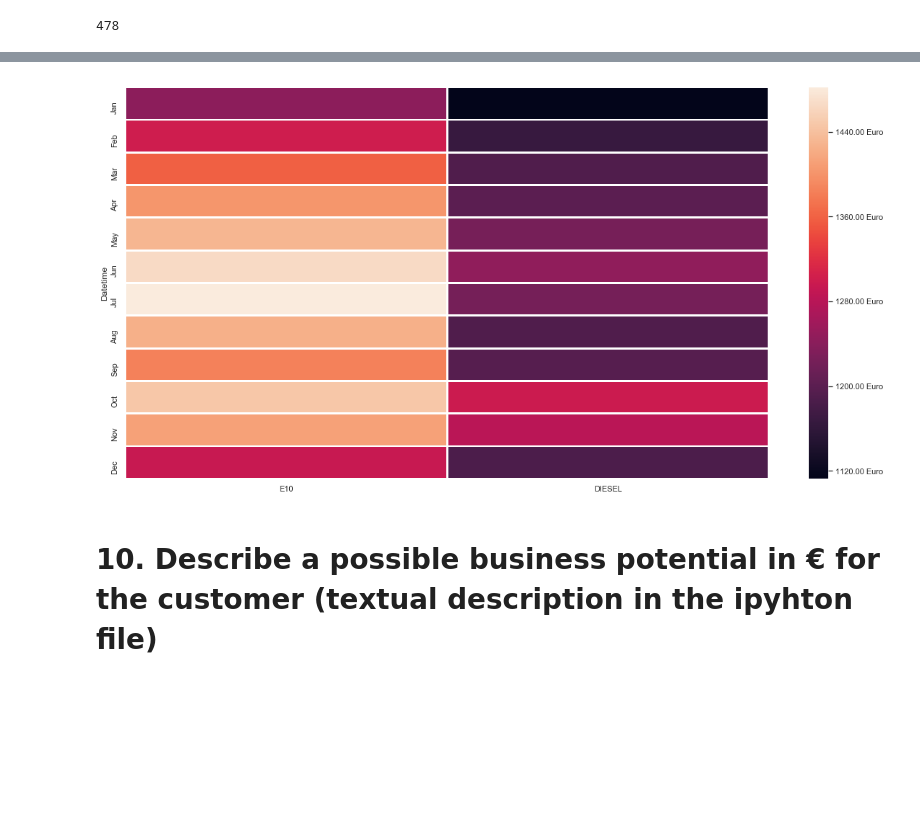
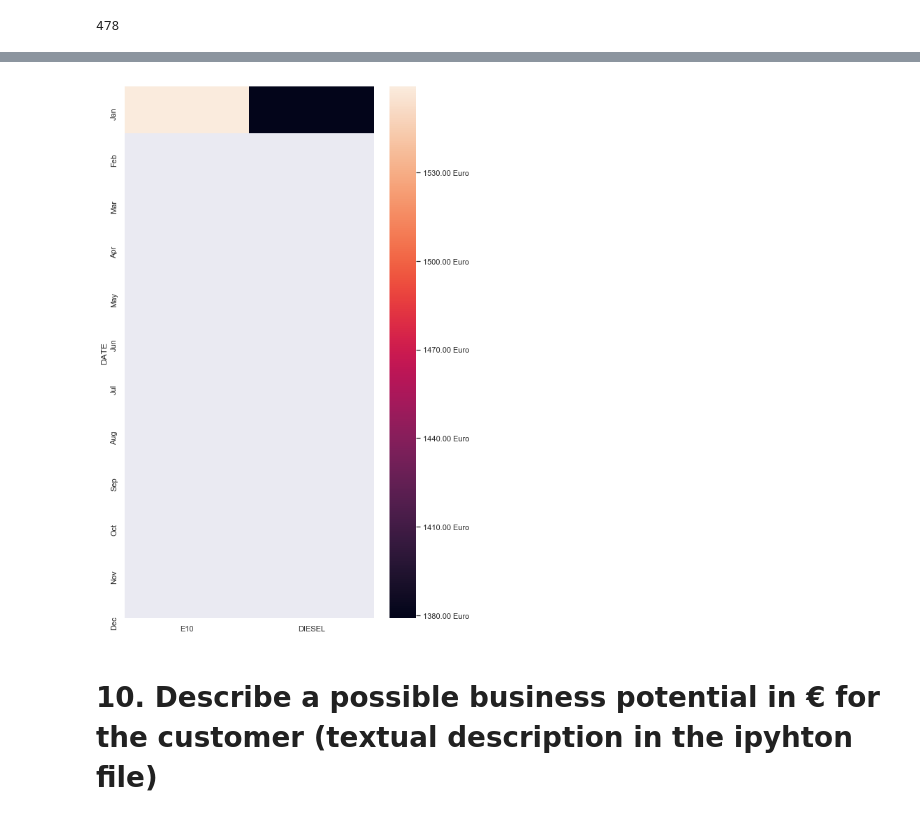
Before and after one commit to ds2019tukl/DS-2019-rohit-mohite, a Jupyter notebook: Exercise_1.ipynb, the cells around one changed output, grey strips where cells are left out. Drawn from its saved outputs; the diff is of its cells as text; code cells hidden in the pictures; blank space fills up the shorter version.

```diff
--- a/Exercise_1.ipynb
+++ b/Exercise_1.ipynb
@@ -817,0 +676,2 @@ df_brands1 = df_brands1[['STID','E5','E10','DIESEL','DATE_CHANGED_x','BRAND','DA
+# %%
+brand_last['Days_Count'] = time_history
@@ -818 +698,4 @@ df_brands1 = df_brands1[['STID','E5','E10','DIESEL','DATE_CHANGED_x','BRAND','DA
+# %%
+brand_last['DATE'] = pd.to_datetime(brand_last['DATE_CHANGED'])
+brand_last= brand_last.set_index('DATE')
 # %%
@@ -897,2 +767,2 @@ df_brands_top20.head()
 # %%
-brands_12_13=df_brands_top20.between_time('12:00','13:00')
+top_between_12_13 = brand_last.between_time('12:00', '13:00')
@@ -909,5 +776,5 @@ brands_12_13.head()
 # %%
-top_brands_12_13=brands_12_13.groupby(brands_12_13.index.month)['E10','DIESEL'].mean()
+top_brands_12_13=top_between_12_13.groupby(top_between_12_13.index.month)['E10','DIESEL'].mean()
 # %%
 top_brands_12_13
 # %% [output]
@@ -928,9 +784,8 @@ top_brands_12_13
 # %%
-plt.figure(figsize=(20,10))
 months = ["Jan", "Feb", "Mar", "Apr", "May", "Jun", "Jul", "Aug", "Sep", "Oct", "Nov", "Dec"]
-sns.heatmap(top_brands_12_13, cbar_kws={'format': '%1.2f Euro'}, yticklabels=months,linewidths=2, square=False);
+sns.heatmap(top_brands_12_13, cbar_kws={'format': '%1.2f Euro'}, yticklabels=months);
 # %% [output]
-[figure, old version]
+[figure, new version]
 # %% [markdown]
 # 10. Describe a possible business potential in € for the customer (textual description in the ipyhton file)
 # %% [markdown]
```
Also changed, not shown: parts of 193 cells of this notebook.
